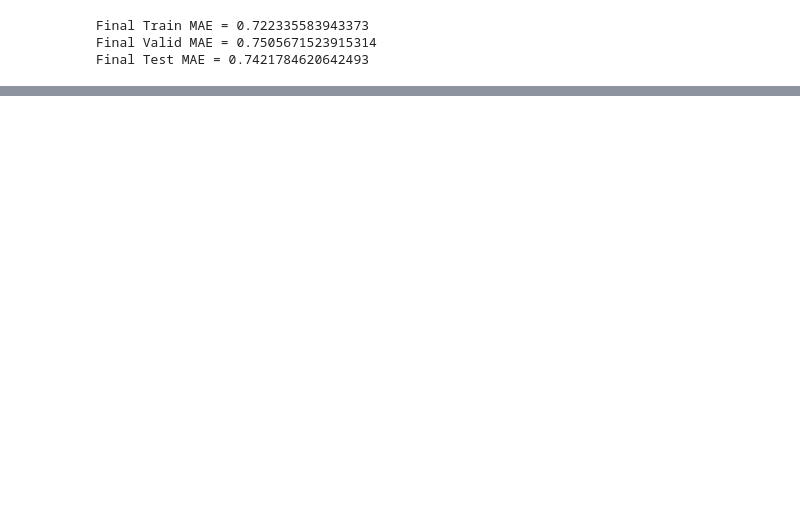
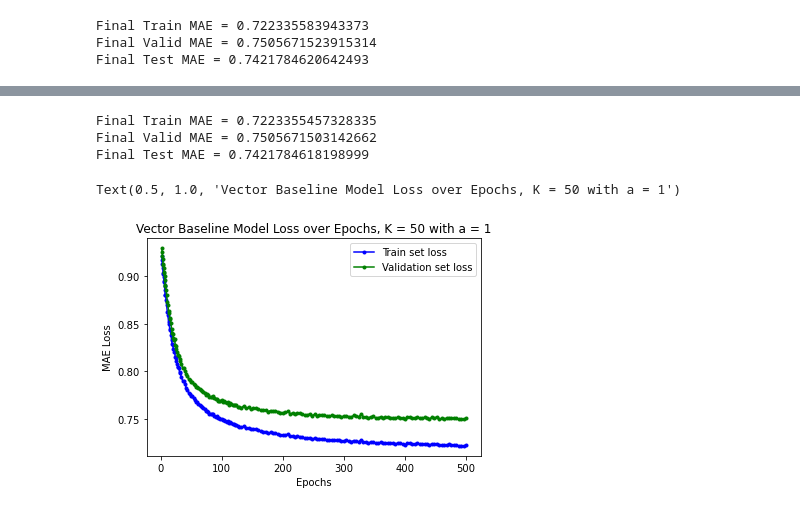
Before and after one commit to Dtphelan1/recommendation-system, a Jupyter notebook: CollabFilterOneVectorPerItem-Analysis.ipynb, the cells around one changed output, grey strips where cells are left out. Saved outputs shown, nothing was run; the diff lists cells and outputs as text; code cells hidden in the pictures; blank space fills up the shorter version.

```diff
--- a/CollabFilterOneVectorPerItem-Analysis.ipynb
+++ b/CollabFilterOneVectorPerItem-Analysis.ipynb
@@ -278,0 +349,10 @@ Text(0.5, 1.0, 'Vector Baseline Model Loss over Epochs, K = 50 with a = 10')
+# %%
+# Create the model and initialize its parameters
+# to have right scale as the dataset (right num users and items)
+modreg_a1_k50_model = CollabFilterOneVectorPerItem(
+    n_epochs=500, batch_size=1000, step_size=0.1,
+    n_factors=50, alpha=1)
+modreg_a1_k50_model.init_parameter_dict(n_users, n_items, train_tuple)
+
+# Fit the model with SGD
+modreg_a1_k50_model.fit(train_tuple, valid_tuple)
@@ -278,0 +377,38 @@ Text(0.5, 1.0, 'Vector Baseline Model Loss over Epochs, K = 50 with a = 10')
+# %%
+print(f"Final Train MAE = {modreg_a1_k50_model.trace_mae_train[-1]}")
+print(f"Final Valid MAE = {modreg_a1_k50_model.trace_mae_valid[-1]}")
+
+modreg_a1_k50_final_mu         = modreg_a1_k50_model.param_dict['mu']
+modreg_a1_k50_final_b_per_user = modreg_a1_k50_model.param_dict['b_per_user']
+modreg_a1_k50_final_c_per_item = modreg_a1_k50_model.param_dict['c_per_item']
+modreg_a1_k50_final_U          = modreg_a1_k50_model.param_dict['U']
+modreg_a1_k50_final_V          = modreg_a1_k50_model.param_dict['V']
+
+modreg_a1_k50_test_yhat = modreg_a1_k50_model.predict(test_tuple[0], test_tuple[1],
+                                                        mu=modreg_a1_k50_final_mu,
+                                                        b_per_user=modreg_a1_k50_final_b_per_user,
+                                                        c_per_item=modreg_a1_k50_final_c_per_item,
+                                                        U=modreg_a1_k50_final_U,
+                                                        V=modreg_a1_k50_final_V)
+modreg_a1_k50_test_mae = ag_np.mean(ag_np.absolute(test_y - modreg_a1_k50_test_yhat))
+print(f"Final Test MAE = {modreg_a1_k50_test_mae}")
+# %% [output]
+Final Train MAE = 0.7223355457328335
+Final Valid MAE = 0.7505671503142662
+Final Test MAE = 0.7421784618198999
+# %%
+modreg_a1_k50_epochs             = ag_np.array(modreg_a1_k50_model.trace_epoch)
+modreg_a1_k50_epochs_of_interest = ag_np.argwhere(modreg_a1_k50_epochs >= 2.0)
+
+modreg_a1_k50_train_loss = ag_np.array(modreg_a1_k50_model.trace_mae_train)[modreg_a1_k50_epochs_of_interest]
+modreg_a1_k50_valid_loss = ag_np.array(modreg_a1_k50_model.trace_mae_valid)[modreg_a1_k50_epochs_of_interest]
+
+plt.plot(modreg_a1_k50_epochs[modreg_a1_k50_epochs_of_interest], modreg_a1_k50_train_loss, 'b.-', label='Train set loss')
+plt.plot(modreg_a1_k50_epochs[modreg_a1_k50_epochs_of_interest], modreg_a1_k50_valid_loss, 'g.-', label='Validation set loss')
+plt.legend()
+plt.xlabel('Epochs')
+plt.ylabel('MAE Loss')
+plt.title('Vector Baseline Model Loss over Epochs, K = 50 with a = 1')
+# %% [output]
+Text(0.5, 1.0, 'Vector Baseline Model Loss over Epochs, K = 50 with a = 1')
+[figure, added]
```
Also changed, not shown: parts of 10 cells of this notebook, 1 other file.
